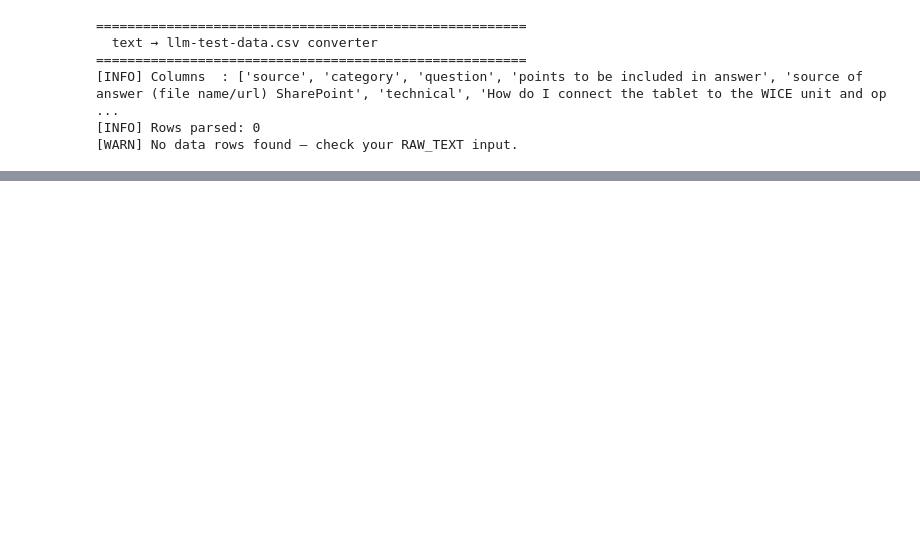
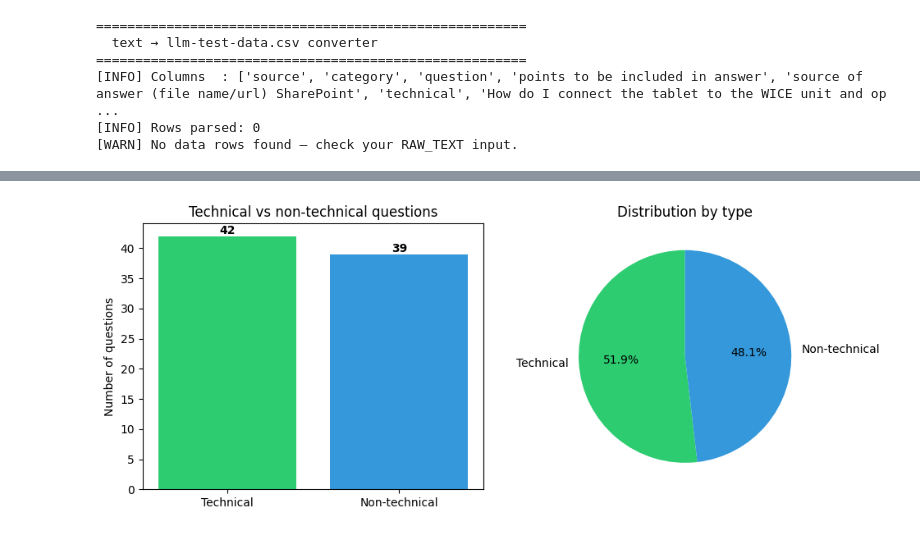
Before and after one commit to punnoose-1620/masters-thesis-sensor-data, a Jupyter notebook: CSV_Builder.ipynb, the cells around one changed output, grey strips where cells are left out. Saved outputs shown, nothing was run; the diff lists cells and outputs as text; code cells hidden in the pictures; blank space fills up the shorter version.

```diff
--- a/CSV_Builder.ipynb
+++ b/CSV_Builder.ipynb
@@ -114,0 +209,38 @@ except Exception as e:
+# %%
+def visualize_technical_vs_nontechnical(data):
+    """
+    Count technical vs non-technical questions by category, and show a bar chart and pie chart.
+    data: either (headers, rows) from read_llm_tester_csv(), or a list of data rows only.
+    """
+    # If data is (headers, rows) from read_llm_tester_csv(), use only the data rows
+    if isinstance(data, (list, tuple)) and len(data) == 2:
+        headers, rows = data[0], data[1]
+        if isinstance(rows, list) and rows and isinstance(rows[0], (list, tuple)):
+            data = rows  # data is now list of row lists
+        # else: data stays as-is (e.g. single list of rows)
+
+    technical = sum(1 for row in data if get_category(row) == 'technical')
+    non_technical = sum(1 for row in data if get_category(row) == 'non-technical')
+    other = len(data) - technical - non_technical
+
+    labels = ['Technical', 'Non-technical']
+    counts = [technical, non_technical]
+    if other > 0:
+        labels.append('Other')
+        counts.append(other)
+
+    fig, (ax1, ax2) = plt.subplots(1, 2, figsize=(10, 4))
+    colors = ['#2ecc71', '#3498db', '#95a5a6']
+
+    bars = ax1.bar(labels, counts, color=colors[:len(labels)])
+    ax1.set_ylabel('Number of questions')
+    ax1.set_title('Technical vs non-technical questions')
+    for bar, val in zip(bars, counts):
+        ax1.text(bar.get_x() + bar.get_width()/2., bar.get_height(), str(val),
+                 ha='center', va='bottom', fontweight='bold')
+
+    ax2.pie(counts, labels=labels, autopct='%1.1f%%', colors=colors[:len(labels)], startangle=90)
+    ax2.set_title('Distribution by type')
+
+    plt.tight_layout()
+    plt.show()
@@ -114,0 +469,4 @@ except Exception as e:
+# %%
+visualize_technical_vs_nontechnical(data)
+# %% [output]
+[figure, added]
```
Also changed, not shown: parts of 32 cells of this notebook.
